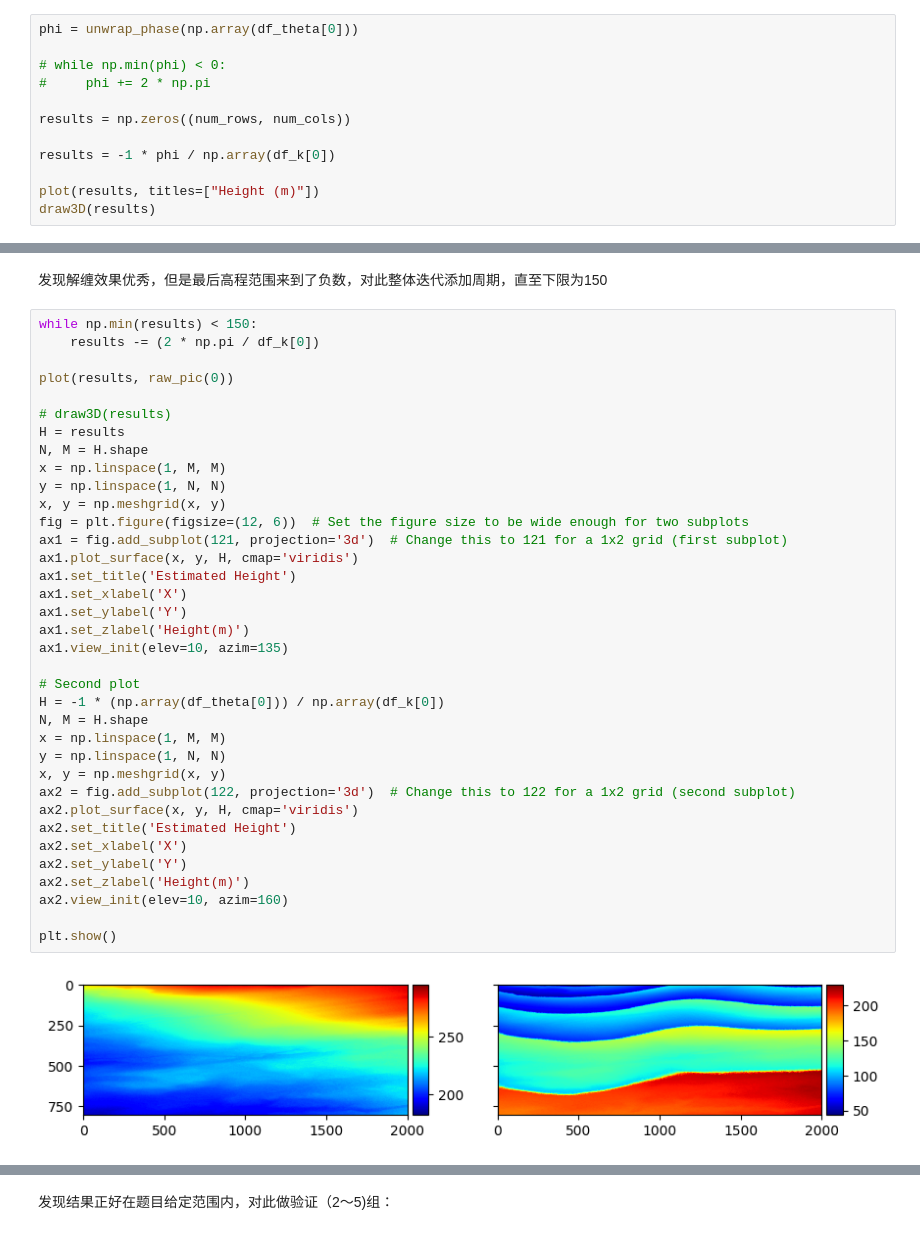
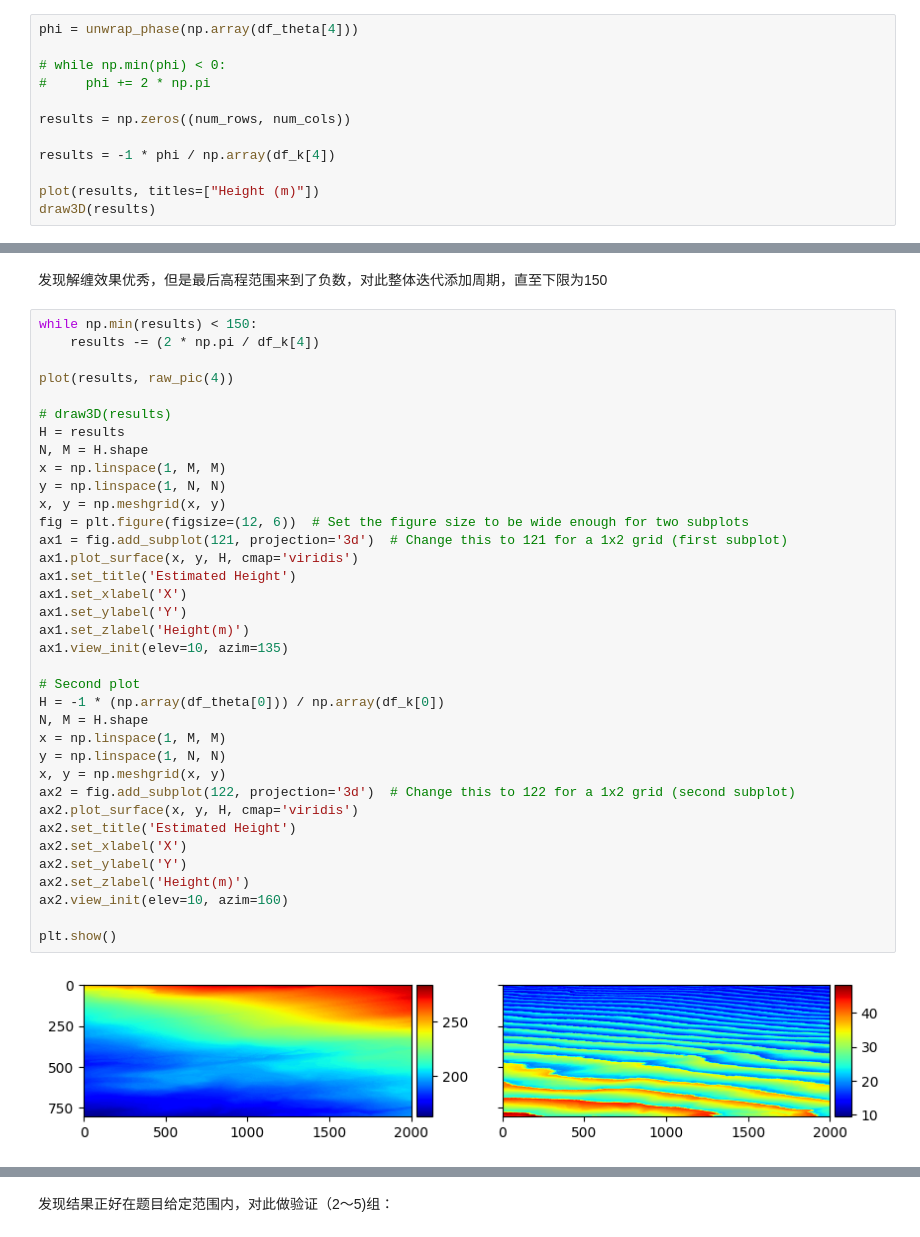
Before and after one commit to BlingCc233/project_A, a Jupyter notebook: nostack.ipynb, the cells around one changed output, grey strips where cells are left out. Drawn from its saved outputs; the diff is of its cells as text.

```diff
--- a/nostack.ipynb
+++ b/nostack.ipynb
@@ -176,14 +176,14 @@ def unwrap_phase(theta):
 # %% [markdown]
 对第一组数据（考虑到raw图纠缠最简洁）输出3D高程图和2D高程图
 # %%
-phi = unwrap_phase(np.array(df_theta[0]))
+phi = unwrap_phase(np.array(df_theta[4]))
 
 # while np.min(phi) < 0:
 #     phi += 2 * np.pi
 
 results = np.zeros((num_rows, num_cols))
 
-results = -1 * phi / np.array(df_k[0])
+results = -1 * phi / np.array(df_k[4])
 
 plot(results, titles=["Height (m)"])
 draw3D(results)
@@ -194,39 +194,39 @@ draw3D(results)
 发现解缠效果优秀，但是最后高程范围来到了负数，对此整体迭代添加周期，直至下限为150
 # %%
 while np.min(results) < 150:
-    results -= (2 * np.pi / df_k[0])
+    results -= (2 * np.pi / df_k[4])
 
-plot(results, raw_pic(0))
+plot(results, raw_pic(4))
 
 # draw3D(results)
 H = results
 N, M = H.shape
 x = np.linspace(1, M, M)
 y = np.linspace(1, N, N)
 x, y = np.meshgrid(x, y)
 fig = plt.figure(figsize=(12, 6))  # Set the figure size to be wide enough for two subplots
 ax1 = fig.add_subplot(121, projection='3d')  # Change this to 121 for a 1x2 grid (first subplot)
 ax1.plot_surface(x, y, H, cmap='viridis')
 ax1.set_title('Estimated Height')
 ax1.set_xlabel('X')
 ax1.set_ylabel('Y')
 ax1.set_zlabel('Height(m)')
 ax1.view_init(elev=10, azim=135)
 
 # Second plot
 H = -1 * (np.array(df_theta[0])) / np.array(df_k[0])
 N, M = H.shape
 x = np.linspace(1, M, M)
 y = np.linspace(1, N, N)
 x, y = np.meshgrid(x, y)
 ax2 = fig.add_subplot(122, projection='3d')  # Change this to 122 for a 1x2 grid (second subplot)
 ax2.plot_surface(x, y, H, cmap='viridis')
 ax2.set_title('Estimated Height')
 ax2.set_xlabel('X')
 ax2.set_ylabel('Y')
 ax2.set_zlabel('Height(m)')
 ax2.view_init(elev=10, azim=160)
 
 plt.show()
 # %% [output]
-[figure, old version]
+[figure, new version]
```
Also changed, not shown: parts of 8 cells of this notebook.
